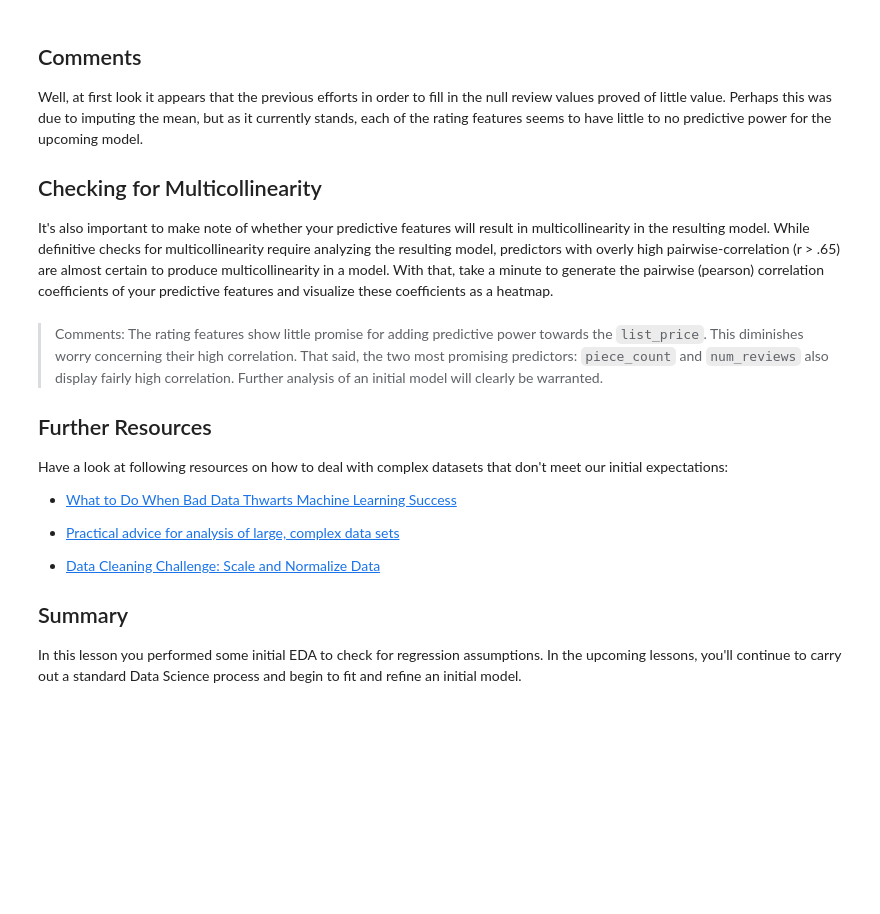
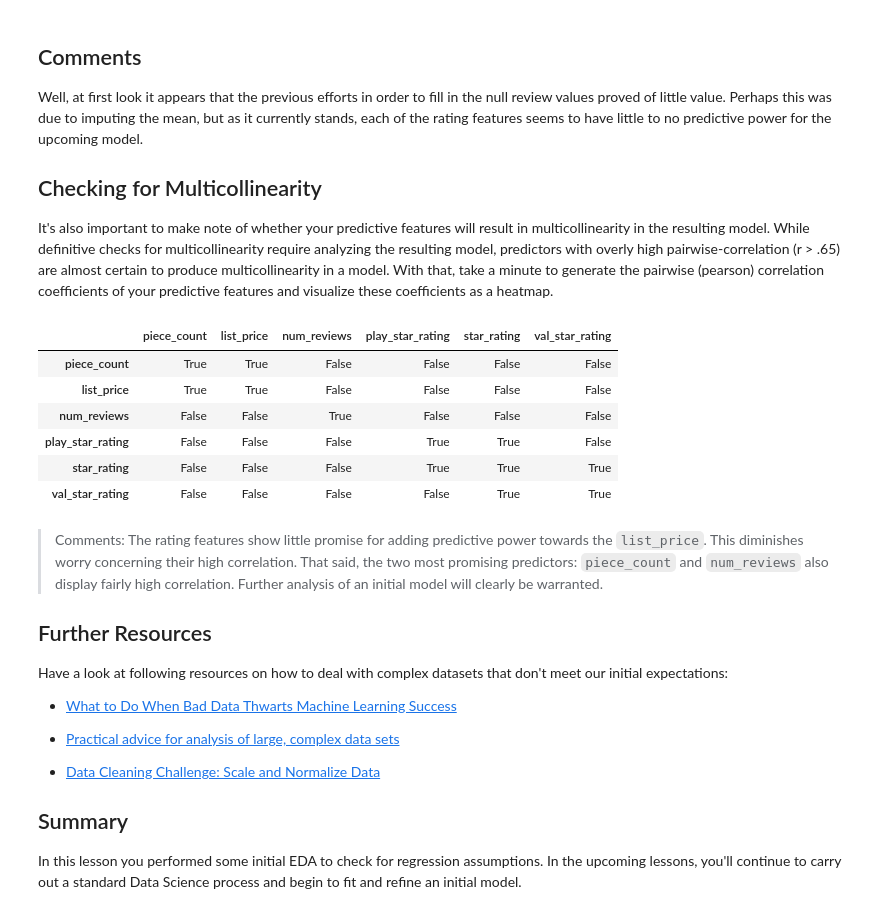
Before and after one commit to jmt0221/dsc-exploring-your-data-lab-nyc-ds-082619, a Jupyter notebook: index.ipynb, the cells around one changed output. Cells and saved outputs as stored; diff of their text form; code cells hidden in the pictures; blank space fills up the shorter version.

```diff
--- a/index.ipynb
+++ b/index.ipynb
@@ -101,6 +101,15 @@ Well, at first look it appears that the previous efforts in order to fill in the
 It's also important to make note of whether your predictive features will result in multicollinearity in the resulting model. While definitive checks for multicollinearity require analyzing the resulting model, predictors with overly high pairwise-correlation (r > .65) are almost certain to produce multicollinearity in a model. With that, take a minute to generate the pairwise (pearson) correlation coefficients of your predictive features and visualize these coefficients as a heatmap.
 # %%
 # Your code here
+df2.corr()>.6
+# %% [output]
+|  | piece_count | list_price | num_reviews | play_star_rating | star_rating | val_star_rating |
+| piece_count | True | True | False | False | False | False |
+| list_price | True | True | False | False | False | False |
+| num_reviews | False | False | True | False | False | False |
+| play_star_rating | False | False | False | True | True | False |
+| star_rating | False | False | False | True | True | True |
+| val_star_rating | False | False | False | False | True | True |
 # %%
 # Your code here
 # %% [markdown]
```
